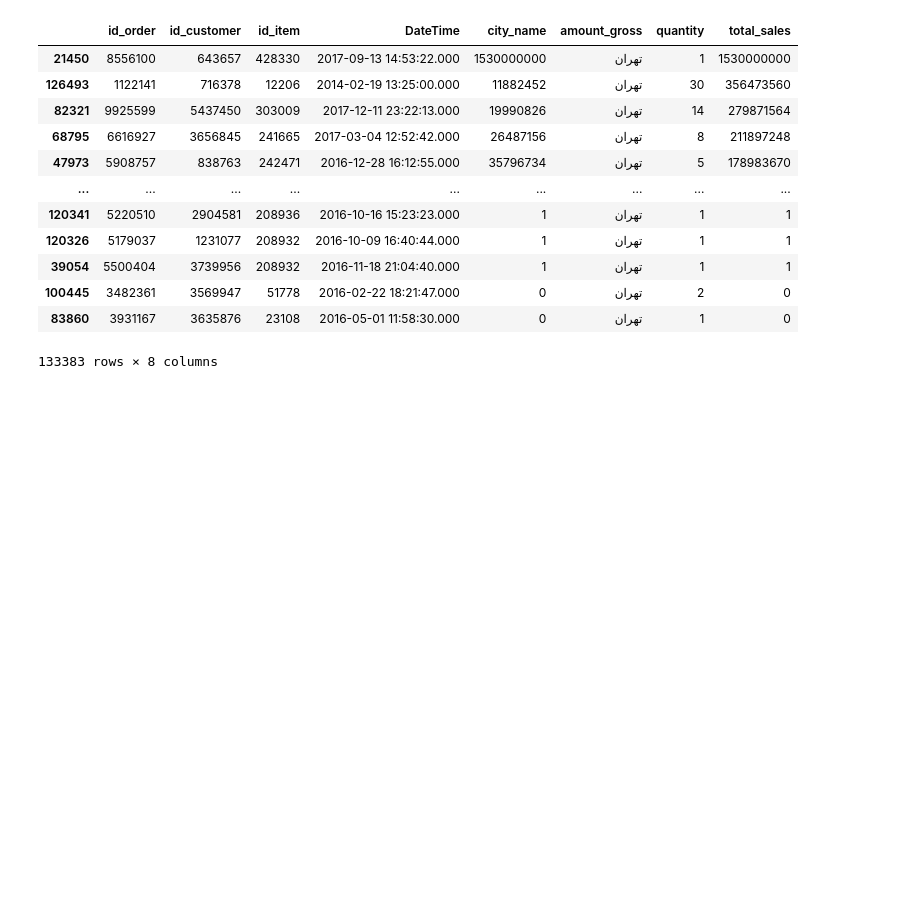
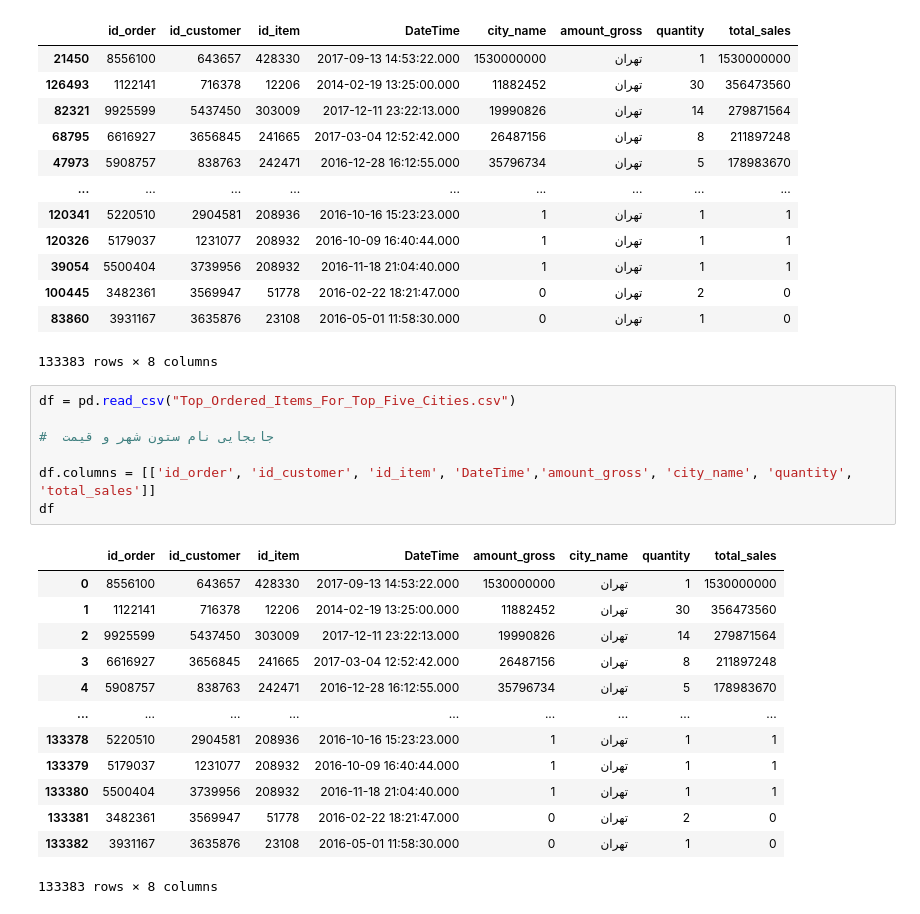
Before and after one commit to kasratookallo-svg/Digi_Kala_Data_Analysis, a Jupyter notebook: Top_10_orders_for_top_5_cities.ipynb, the cells around one changed output. Cells and saved outputs as stored; diff of their text form; blank space fills up the shorter version.

```diff
--- a/Top_10_orders_for_top_5_cities.ipynb
+++ b/Top_10_orders_for_top_5_cities.ipynb
@@ -317,3 +307,24 @@ final_result
 | 100445 | 3482361 | 3569947 | 51778 | 2016-02-22 18:21:47.000 | 0 | تهران | 2 | 0 |
 | 83860 | 3931167 | 3635876 | 23108 | 2016-05-01 11:58:30.000 | 0 | تهران | 1 | 0 |
 133383 rows × 8 columns
+# %%
+df = pd.read_csv("Top_Ordered_Items_For_Top_Five_Cities.csv")
+
+#  جابجایی نام ستون شهر و قیمت
+
+df.columns = [['id_order', 'id_customer', 'id_item', 'DateTime','amount_gross', 'city_name', 'quantity', 'total_sales']]
+df
+# %% [output]
+|  | id_order | id_customer | id_item | DateTime | amount_gross | city_name | quantity | total_sales |
+| 0 | 8556100 | 643657 | 428330 | 2017-09-13 14:53:22.000 | 1530000000 | تهران | 1 | 1530000000 |
+| 1 | 1122141 | 716378 | 12206 | 2014-02-19 13:25:00.000 | 11882452 | تهران | 30 | 356473560 |
+| 2 | 9925599 | 5437450 | 303009 | 2017-12-11 23:22:13.000 | 19990826 | تهران | 14 | 279871564 |
+| 3 | 6616927 | 3656845 | 241665 | 2017-03-04 12:52:42.000 | 26487156 | تهران | 8 | 211897248 |
+| 4 | 5908757 | 838763 | 242471 | 2016-12-28 16:12:55.000 | 35796734 | تهران | 5 | 178983670 |
+| ... | ... | ... | ... | ... | ... | ... | ... | ... |
+| 133378 | 5220510 | 2904581 | 208936 | 2016-10-16 15:23:23.000 | 1 | تهران | 1 | 1 |
+| 133379 | 5179037 | 1231077 | 208932 | 2016-10-09 16:40:44.000 | 1 | تهران | 1 | 1 |
+| 133380 | 5500404 | 3739956 | 208932 | 2016-11-18 21:04:40.000 | 1 | تهران | 1 | 1 |
+| 133381 | 3482361 | 3569947 | 51778 | 2016-02-22 18:21:47.000 | 0 | تهران | 2 | 0 |
+| 133382 | 3931167 | 3635876 | 23108 | 2016-05-01 11:58:30.000 | 0 | تهران | 1 | 0 |
+133383 rows × 8 columns
```
Also changed, not shown: parts of 6 cells of this notebook, 1 other file.
